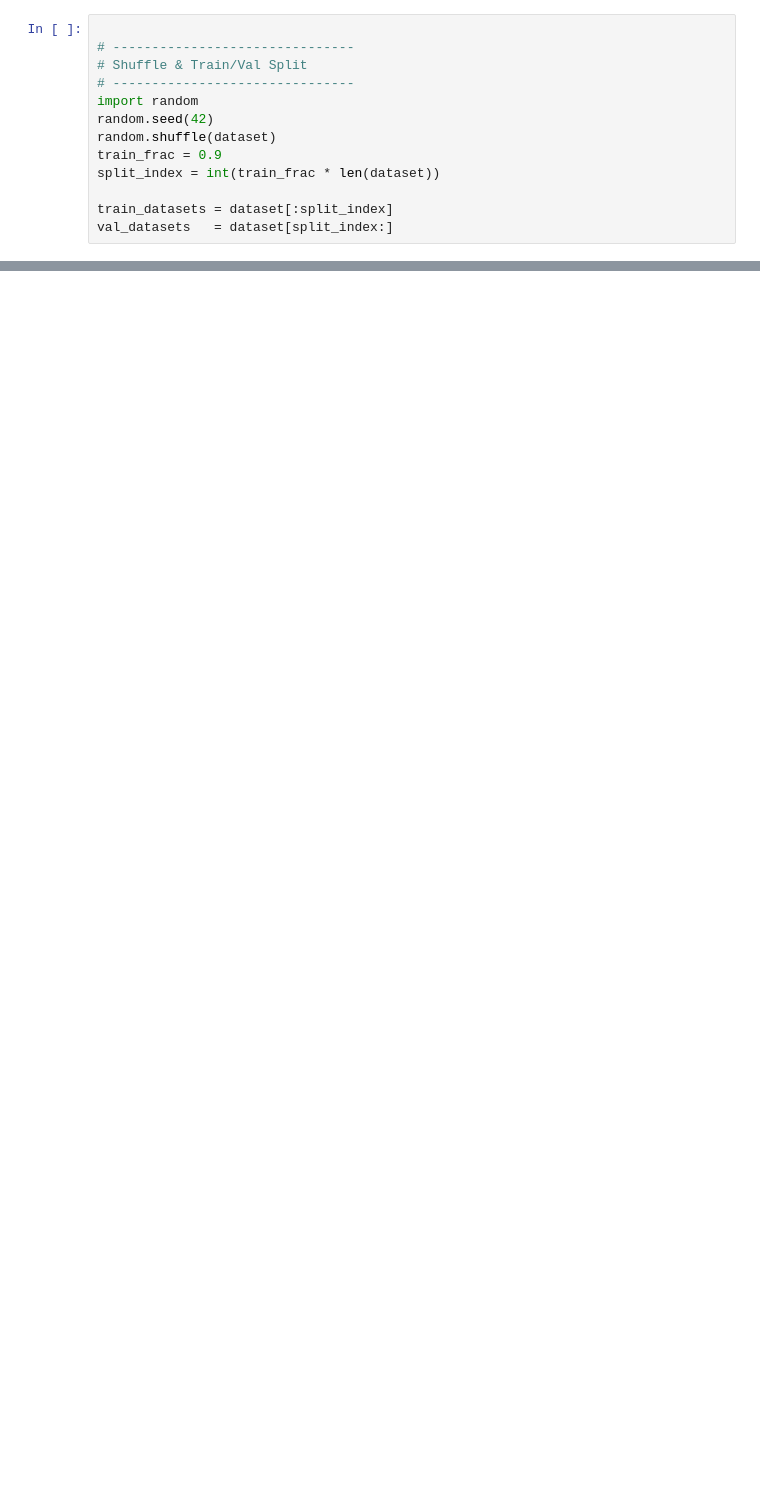
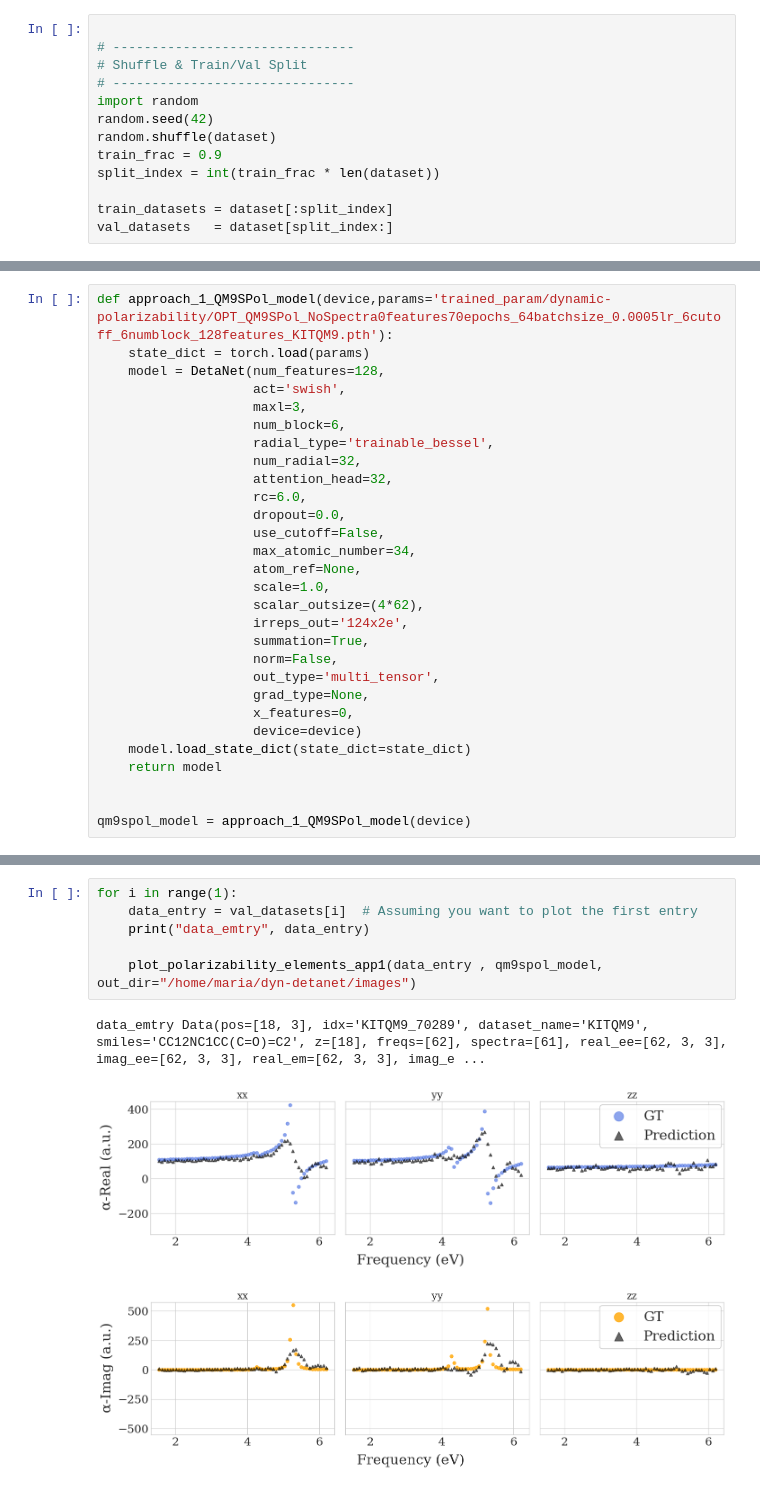
Before and after one commit to aimat-lab/dyn-detanet, a Jupyter notebook: code/calculate_pol_spectraKITQM9_imag+real.ipynb, the cells around one changed output, grey strips where cells are left out. Saved outputs shown, nothing was run; the diff lists cells and outputs as text; blank space fills up the shorter version.

```diff
--- a/code/calculate_pol_spectraKITQM9_imag+real.ipynb
+++ b/code/calculate_pol_spectraKITQM9_imag+real.ipynb
@@ -261,0 +341,29 @@ pred_pol_imag (62, 3, 3)
+# %%
+def approach_1_QM9SPol_model(device,params='trained_param/dynamic-polarizability/OPT_QM9SPol_NoSpectra0features70epochs_64batchsize_0.0005lr_6cutoff_6numblock_128features_KITQM9.pth'):
+    state_dict = torch.load(params)
+    model = DetaNet(num_features=128,
+                    act='swish',
+                    maxl=3,
+                    num_block=6,
+                    radial_type='trainable_bessel',
+                    num_radial=32,
+                    attention_head=32,
+                    rc=6.0,
+                    dropout=0.0,
+                    use_cutoff=False,
+                    max_atomic_number=34,
+                    atom_ref=None,
+                    scale=1.0,
+                    scalar_outsize=(4*62),
+                    irreps_out='124x2e',
+                    summation=True,
+                    norm=False,
+                    out_type='multi_tensor',
+                    grad_type=None,
+                    x_features=0,
+                    device=device)
+    model.load_state_dict(state_dict=state_dict)
+    return model
+
+
+qm9spol_model = approach_1_QM9SPol_model(device)
@@ -261,0 +490,10 @@ pred_pol_imag (62, 3, 3)
+# %%
+for i in range(1):
+    data_entry = val_datasets[i]  # Assuming you want to plot the first entry
+    print("data_emtry", data_entry)
+
+    plot_polarizability_elements_app1(data_entry , qm9spol_model, out_dir="/home/maria/dyn-detanet/images")
+# %% [output]
+data_emtry Data(pos=[18, 3], idx='KITQM9_70289', dataset_name='KITQM9', smiles='CC12NC1CC(C=O)=C2', z=[18], freqs=[62], spectra=[61], real_ee=[62, 3, 3], imag_ee=[62, 3, 3], real_em=[62, 3, 3], imag_e ...
+[figure, added]
+[figure, added]
```
Also changed, not shown: parts of 9 cells of this notebook, 20 other files.
